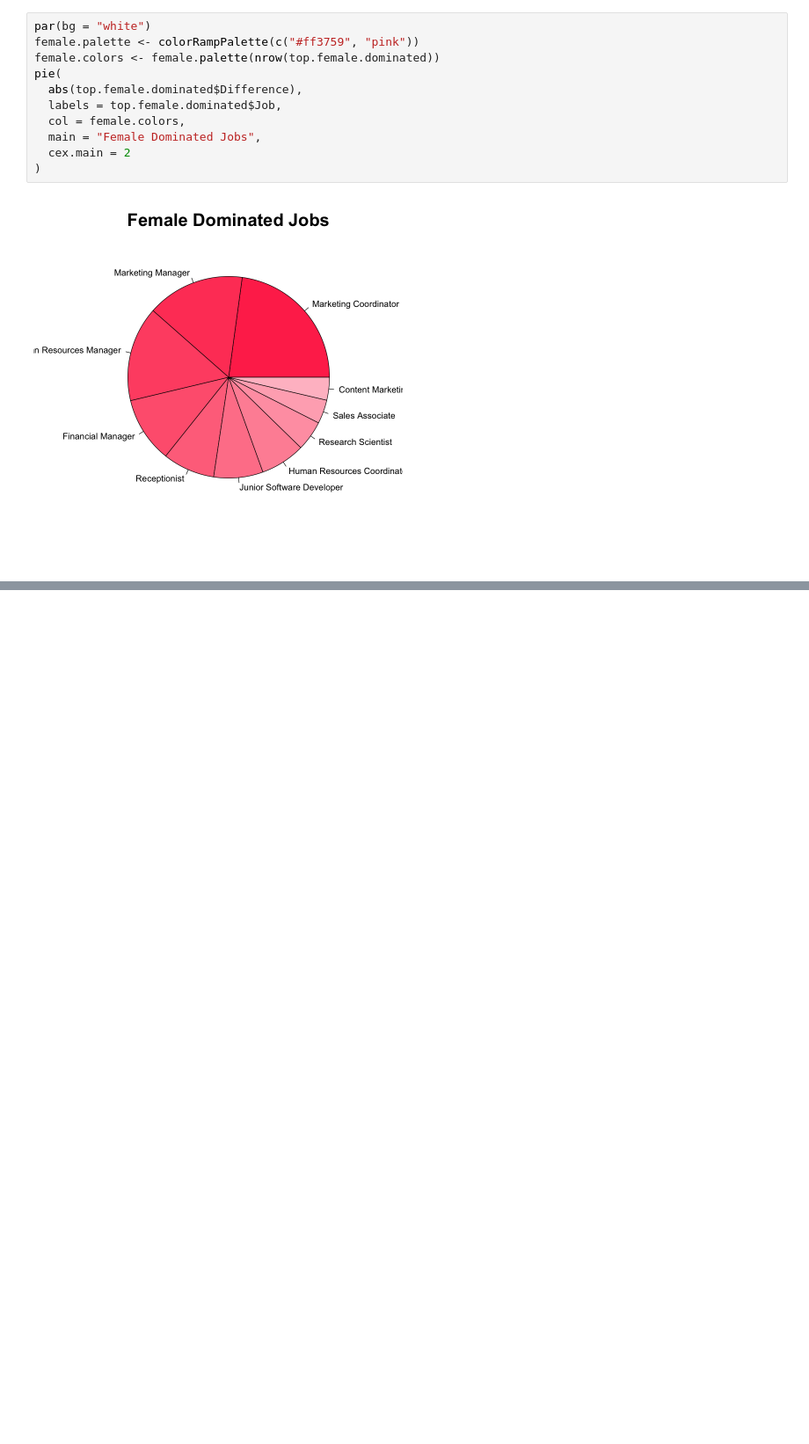
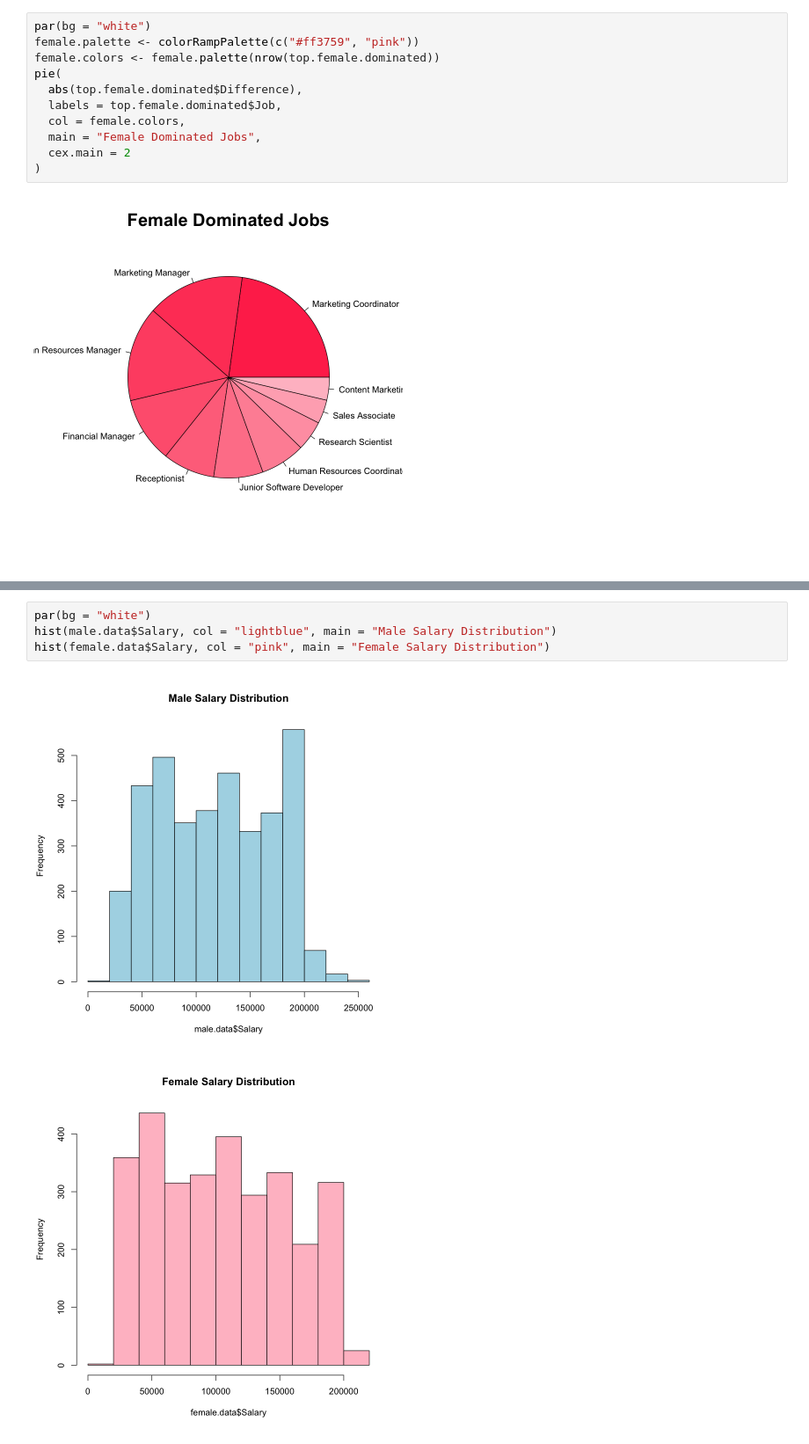
Before and after one commit to it1shka/salaries-analysis, a Jupyter notebook: gender.r.ipynb, the cells around one changed output, grey strips where cells are left out. Shown at 88% size. Cells and saved outputs as stored; diff of their text form; blank space fills up the shorter version.

```diff
--- a/salaries.r.ipynb
+++ b/gender.r.ipynb
@@ -192,0 +253,7 @@ pie(
+# %%
+par(bg = "white")
+hist(male.data$Salary, col = "lightblue", main = "Male Salary Distribution")
+hist(female.data$Salary, col = "pink", main = "Female Salary Distribution")
+# %% [output]
+[figure, added]
+[figure, added]
```
Also changed, not shown: parts of 7 cells of this notebook, 4 other files.
